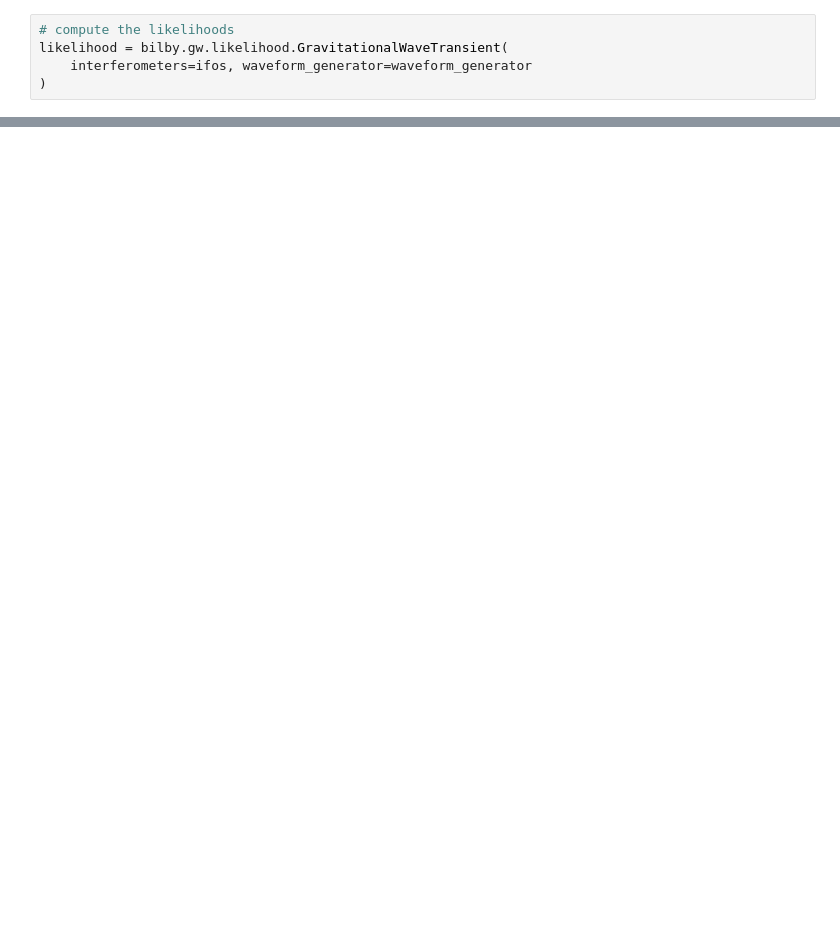
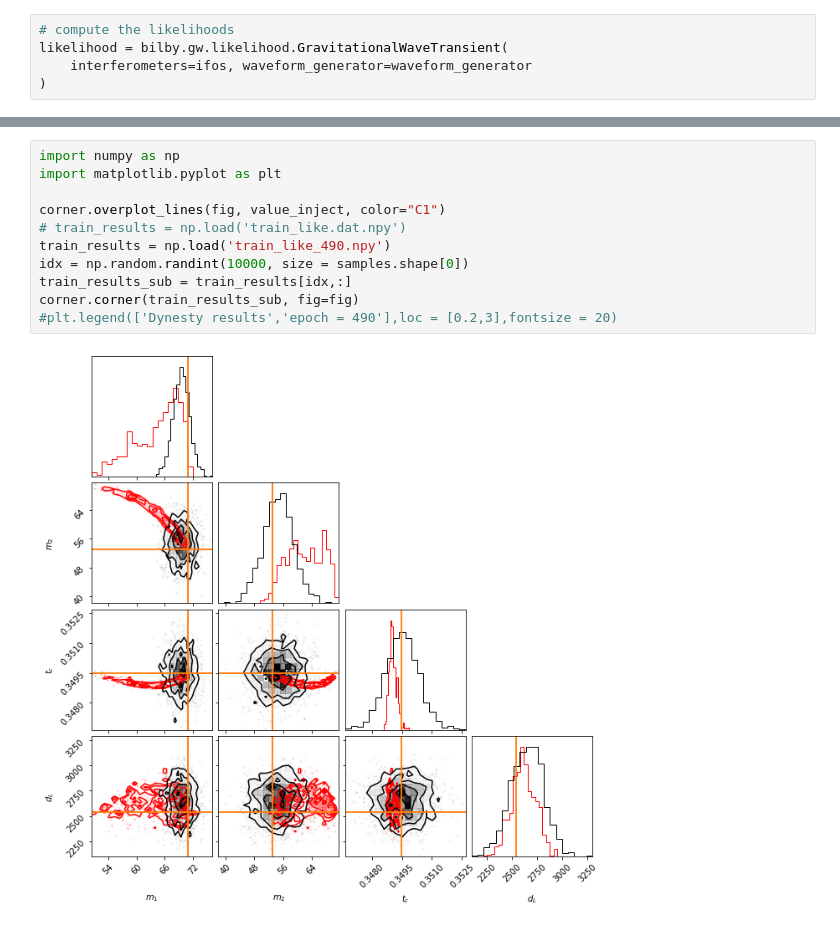
Before and after one commit to nj2nu/Re_CVAE, a Jupyter notebook: 03_gen_posterior.ipynb, the cells around one changed output, grey strips where cells are left out. Saved outputs shown, nothing was run; the diff lists cells and outputs as text; blank space fills up the shorter version.

```diff
--- a/03_gen_posterior.ipynb
+++ b/03_gen_posterior.ipynb
@@ -165,0 +155,13 @@ plt.close()
+# %%
+import numpy as np
+import matplotlib.pyplot as plt
+
+corner.overplot_lines(fig, value_inject, color="C1")
+# train_results = np.load('train_like.dat.npy')
+train_results = np.load('train_like_490.npy')
+idx = np.random.randint(10000, size = samples.shape[0])
+train_results_sub = train_results[idx,:]
+corner.corner(train_results_sub, fig=fig)
+#plt.legend(['Dynesty results','epoch = 490'],loc = [0.2,3],fontsize = 20)
+# %% [output]
+[figure, added]
```
Also changed, not shown: parts of 11 cells of this notebook, 6 other files.
